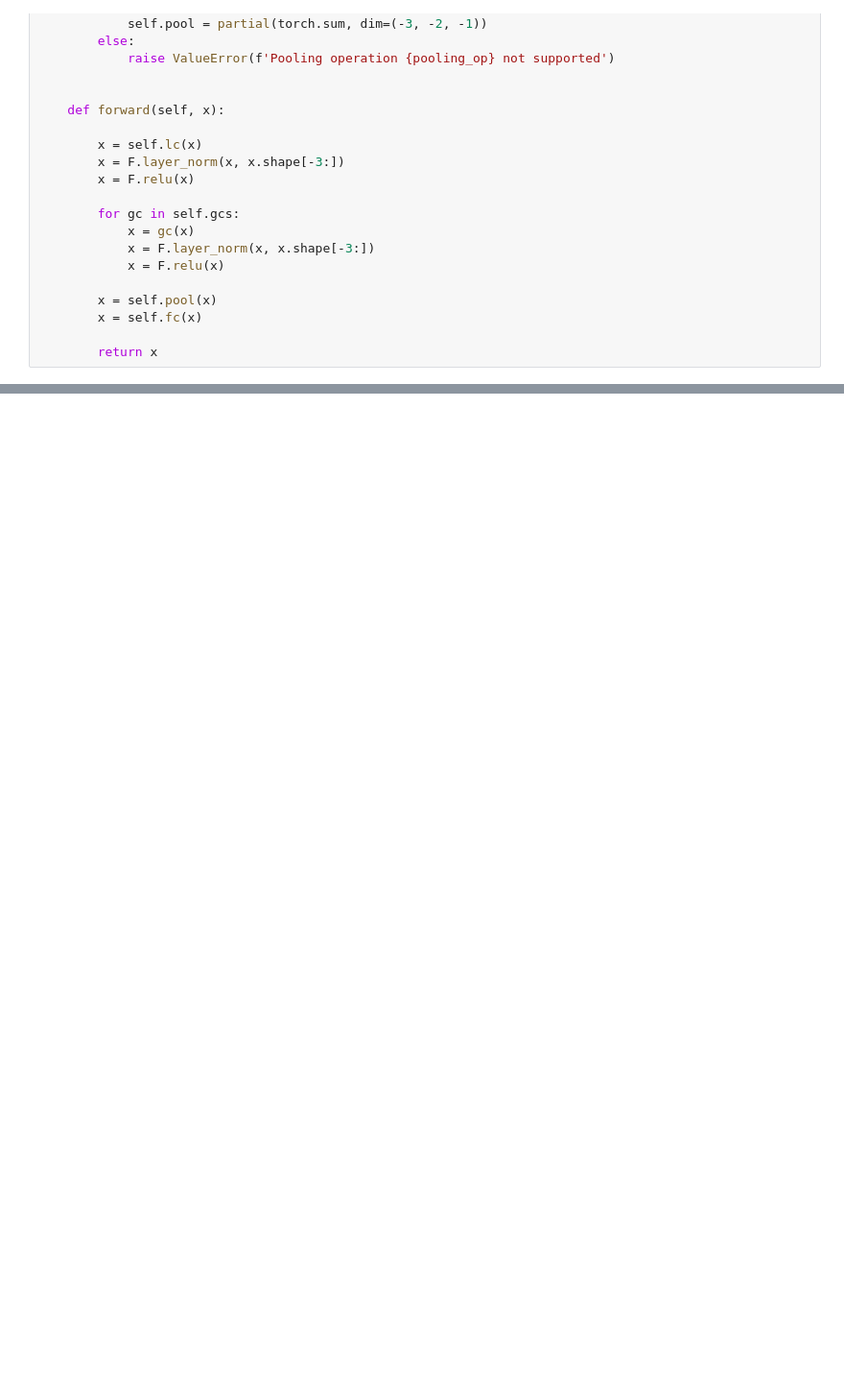
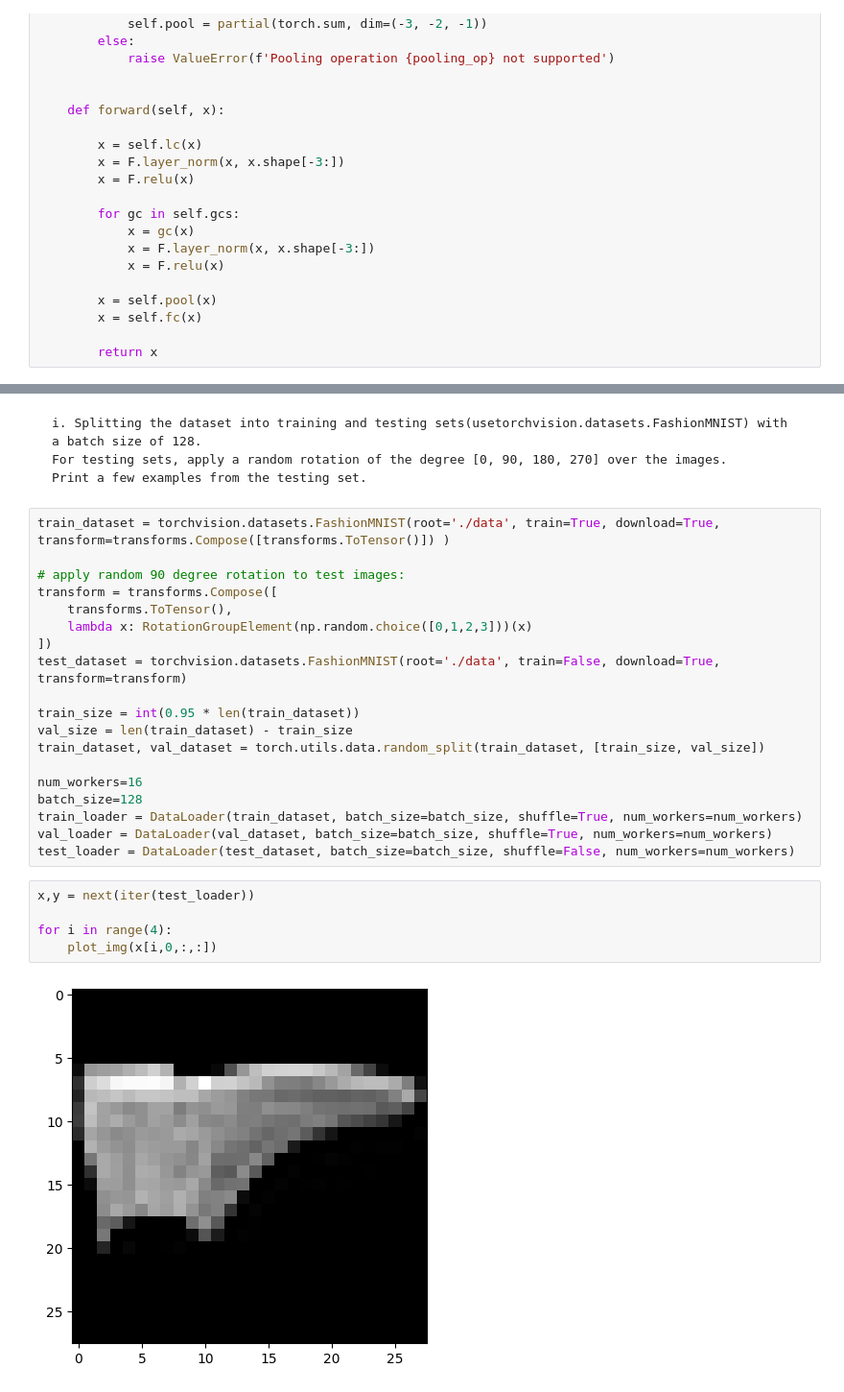
Before and after one commit to GalYona21/Geometric_DL_HW2, a Jupyter notebook: q3.ipynb, the cells around one changed output, grey strips where cells are left out. Shown: that part at 96% size. Saved outputs shown, nothing was run; the diff lists cells and outputs as text; blank space fills up the shorter version.

```diff
--- a/q3.ipynb
+++ b/q3.ipynb
@@ -447,0 +442,30 @@ HPU available: False, using: 0 HPUs
+# %% [markdown]
+    i. Splitting the dataset into training and testing sets(usetorchvision.datasets.FashionMNIST) with a batch size of 128.
+    For testing sets, apply a random rotation of the degree [0, 90, 180, 270] over the images.
+    Print a few examples from the testing set.
+# %%
+train_dataset = torchvision.datasets.FashionMNIST(root='./data', train=True, download=True, transform=transforms.Compose([transforms.ToTensor()]) )
+
+# apply random 90 degree rotation to test images:
+transform = transforms.Compose([
+    transforms.ToTensor(),
+    lambda x: RotationGroupElement(np.random.choice([0,1,2,3]))(x)
+])
+test_dataset = torchvision.datasets.FashionMNIST(root='./data', train=False, download=True, transform=transform)
+
+train_size = int(0.95 * len(train_dataset))
+val_size = len(train_dataset) - train_size
+train_dataset, val_dataset = torch.utils.data.random_split(train_dataset, [train_size, val_size])
+
+num_workers=16
+batch_size=128
+train_loader = DataLoader(train_dataset, batch_size=batch_size, shuffle=True, num_workers=num_workers)
+val_loader = DataLoader(val_dataset, batch_size=batch_size, shuffle=True, num_workers=num_workers)
+test_loader = DataLoader(test_dataset, batch_size=batch_size, shuffle=False, num_workers=num_workers)
+# %%
+x,y = next(iter(test_loader))
+
+for i in range(4):
+    plot_img(x[i,0,:,:])
+# %% [output]
+[figure, added]
```
Also changed, not shown: parts of 25 cells of this notebook, 1 other file.
